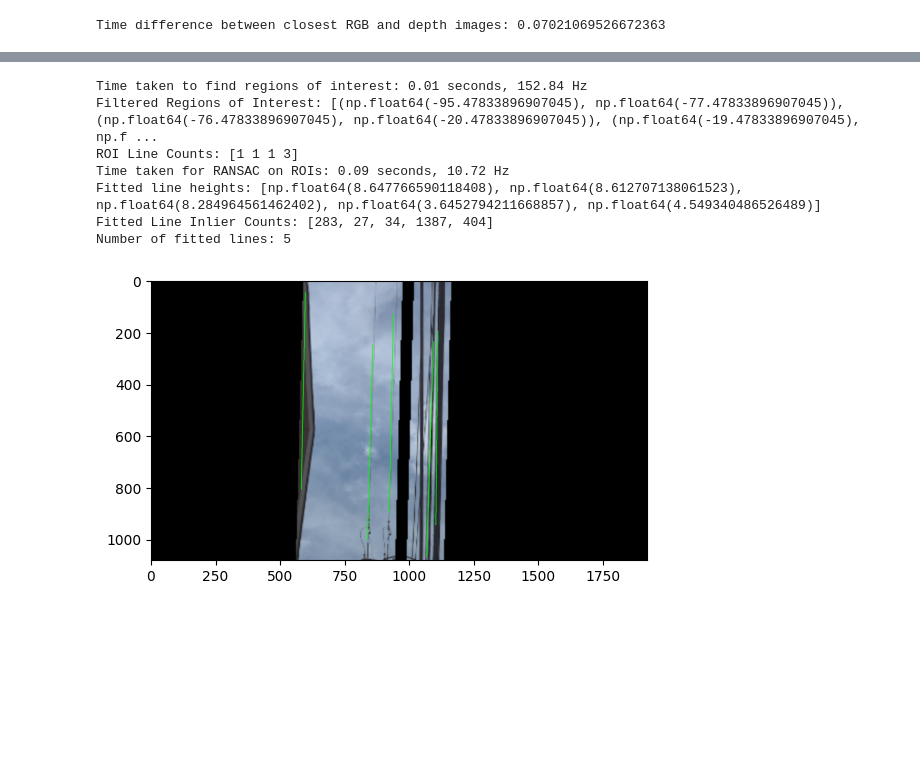
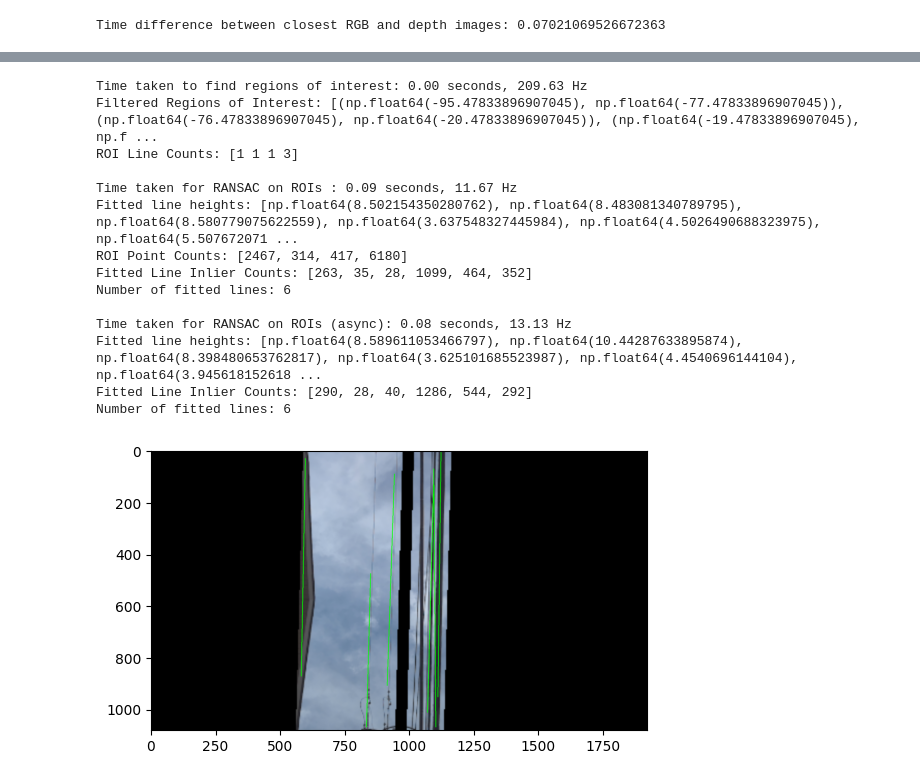
Before and after one commit to tharp789/wire_detection_tests, a Jupyter notebook: 3d_wire_detect_frame.ipynb, the cells around one changed output, grey strips where cells are left out. Drawn from its saved outputs; the diff is of its cells as text; code cells hidden in the pictures; blank space fills up the shorter version.

```diff
--- a/3d_wire_detect_frame.ipynb
+++ b/3d_wire_detect_frame.ipynb
@@ -107,34 +107,51 @@ Time taken for 2D wire detection: 0.00 seconds, 377.72 Hz
 # %%
 start_time = time.perf_counter()
 regions_of_interest, roi_line_counts = wire_detector.find_regions_of_interest(depth, avg_angle, midpoint_dists_wrt_center)
 end_time = time.perf_counter()
 print(f"Time taken to find regions of interest: {end_time - start_time:.2f} seconds, {1 / (end_time - start_time):.2f} Hz")
 print(f"Filtered Regions of Interest: {regions_of_interest}")
-print(f"ROI Line Counts: {roi_line_counts}")
+print(f"ROI Line Counts: {roi_line_counts}\n")
 
 start_time = time.perf_counter()
-fitted_lines, line_inlier_counts, roi_pcs, roi_point_colors, rgb_masked = wire_detector.ransac_on_rois(regions_of_interest, roi_line_counts, avg_angle, depth, viz_img=img)
+fitted_lines, line_inlier_counts, roi_pcs, roi_point_colors, rgb_masked = wire_detector.ransac_on_rois_sync(regions_of_interest, roi_line_counts, avg_angle, depth, viz_img=img)
 end_time = time.perf_counter()
-print(f"Time taken for RANSAC on ROIs: {end_time - start_time:.2f} seconds, {1 / (end_time - start_time):.2f} Hz")
+print(f"Time taken for RANSAC on ROIs : {end_time - start_time:.2f} seconds, {1 / (end_time - start_time):.2f} Hz")
+print(f"Fitted line heights: {[(line[0][2] + line[1][2]) / 2 for line in fitted_lines]}")
+roi_point_counts = [len(pc) for pc in roi_pcs]
+print(f"ROI Point Counts: {roi_point_counts}")
+print(f"Fitted Line Inlier Counts: {line_inlier_counts}")
+print(f"Number of fitted lines: {len(fitted_lines)}\n")
+
+start_time = time.perf_counter()
+fitted_lines, line_inlier_counts, roi_pcs, roi_point_colors, rgb_masked = wire_detector.ransac_on_rois_async(regions_of_interest, roi_line_counts, avg_angle, depth, viz_img=img)
+end_time = time.perf_counter()
+print(f"Time taken for RANSAC on ROIs (async): {end_time - start_time:.2f} seconds, {1 / (end_time - start_time):.2f} Hz")
 print(f"Fitted line heights: {[(line[0][2] + line[1][2]) / 2 for line in fitted_lines]}")
 print(f"Fitted Line Inlier Counts: {line_inlier_counts}")
 print(f"Number of fitted lines: {len(fitted_lines)}")
 
 rgb_masked = vu.draw_3d_line_on_image(rgb_masked, fitted_lines, camera_intrinsics, color=(0, 255, 0), thickness=2)
 
 cv2.imwrite('detect_3d_output/ransac_2d_projection.jpg', rgb_masked)
 plt.figure()
 plt.imshow(cv2.cvtColor(rgb_masked, cv2.COLOR_BGR2RGB))
 plt.show()
 # %% [output]
-Time taken to find regions of interest: 0.01 seconds, 152.84 Hz
+Time taken to find regions of interest: 0.00 seconds, 209.63 Hz
 Filtered Regions of Interest: [(np.float64(-95.47833896907045), np.float64(-77.47833896907045)), (np.float64(-76.47833896907045), np.float64(-20.47833896907045)), (np.float64(-19.47833896907045), np.f ...
 ROI Line Counts: [1 1 1 3]
-Time taken for RANSAC on ROIs: 0.09 seconds, 10.72 Hz
-Fitted line heights: [np.float64(8.647766590118408), np.float64(8.612707138061523), np.float64(8.284964561462402), np.float64(3.6452794211668857), np.float64(4.549340486526489)]
-Fitted Line Inlier Counts: [283, 27, 34, 1387, 404]
-Number of fitted lines: 5
+
+Time taken for RANSAC on ROIs : 0.09 seconds, 11.67 Hz
+Fitted line heights: [np.float64(8.502154350280762), np.float64(8.483081340789795), np.float64(8.580779075622559), np.float64(3.637548327445984), np.float64(4.5026490688323975), np.float64(5.507672071 ...
+ROI Point Counts: [2467, 314, 417, 6180]
+Fitted Line Inlier Counts: [263, 35, 28, 1099, 464, 352]
+Number of fitted lines: 6
+
+Time taken for RANSAC on ROIs (async): 0.08 seconds, 13.13 Hz
+Fitted line heights: [np.float64(8.589611053466797), np.float64(10.44287633895874), np.float64(8.398480653762817), np.float64(3.625101685523987), np.float64(4.4540696144104), np.float64(3.945618152618 ...
+Fitted Line Inlier Counts: [290, 28, 40, 1286, 544, 292]
+Number of fitted lines: 6
-[figure, old version]
+[figure, new version]
 # %%
 # renderer, material = vu.create_renderer()
 # vu.capture_fitted_lines_in_image(renderer, material, "detect_3d_output/ransac_3d_rendering.png", fitted_lines, roi_pcs, roi_point_colors)
```
Also changed, not shown: parts of 1 cell of this notebook, 10 other files.
